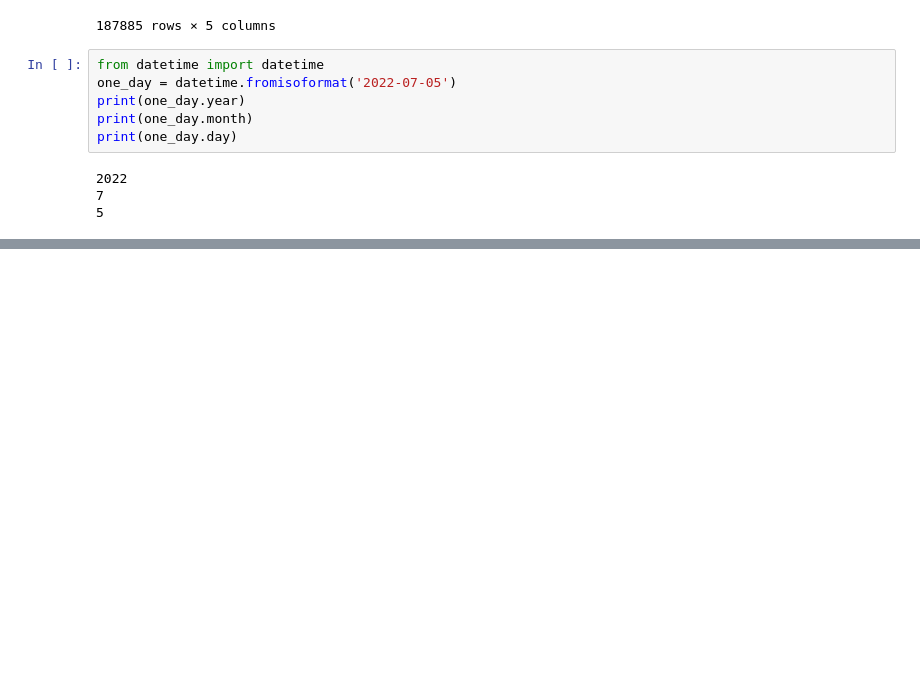
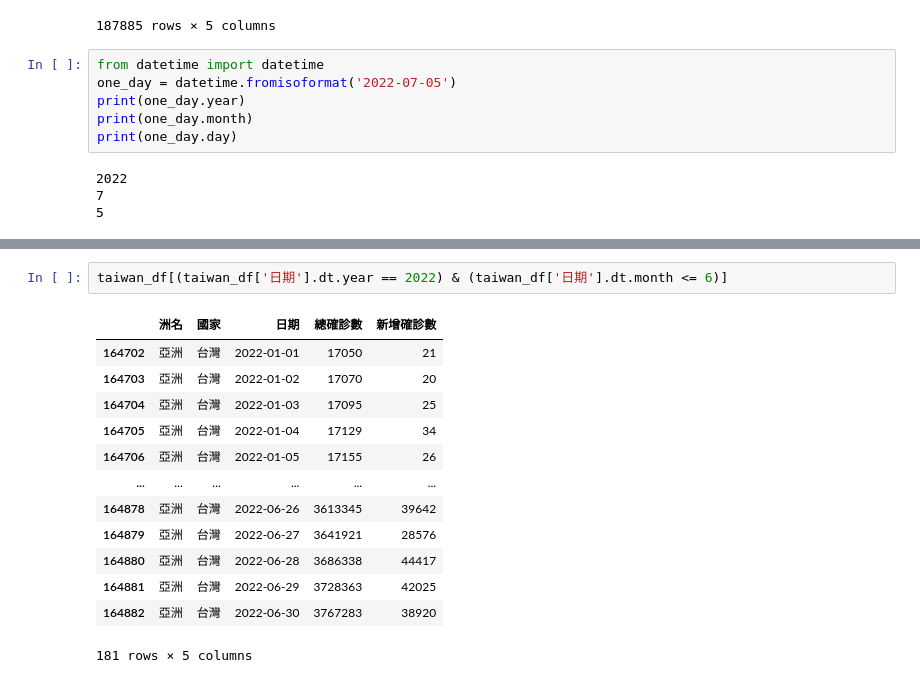
Before and after one commit to mimionana/2024_05_05_sunday, a Jupyter notebook: lesson17/lesson17_3.ipynb, the cells around one changed output, grey strips where cells are left out. Saved outputs shown, nothing was run; the diff lists cells and outputs as text; blank space fills up the shorter version.

```diff
--- a/lesson17/lesson17_3.ipynb
+++ b/lesson17/lesson17_3.ipynb
@@ -65,0 +120,16 @@ print(one_day.day)
+# %%
+taiwan_df[(taiwan_df['日期'].dt.year == 2022) & (taiwan_df['日期'].dt.month <= 6)]
+# %% [output]
+|  | 洲名 | 國家 | 日期 | 總確診數 | 新增確診數 |
+| 164702 | 亞洲 | 台灣 | 2022-01-01 | 17050 | 21 |
+| 164703 | 亞洲 | 台灣 | 2022-01-02 | 17070 | 20 |
+| 164704 | 亞洲 | 台灣 | 2022-01-03 | 17095 | 25 |
+| 164705 | 亞洲 | 台灣 | 2022-01-04 | 17129 | 34 |
+| 164706 | 亞洲 | 台灣 | 2022-01-05 | 17155 | 26 |
+| ... | ... | ... | ... | ... | ... |
+| 164878 | 亞洲 | 台灣 | 2022-06-26 | 3613345 | 39642 |
+| 164879 | 亞洲 | 台灣 | 2022-06-27 | 3641921 | 28576 |
+| 164880 | 亞洲 | 台灣 | 2022-06-28 | 3686338 | 44417 |
+| 164881 | 亞洲 | 台灣 | 2022-06-29 | 3728363 | 42025 |
+| 164882 | 亞洲 | 台灣 | 2022-06-30 | 3767283 | 38920 |
+181 rows × 5 columns
```
Also changed, not shown: parts of 7 cells of this notebook.
